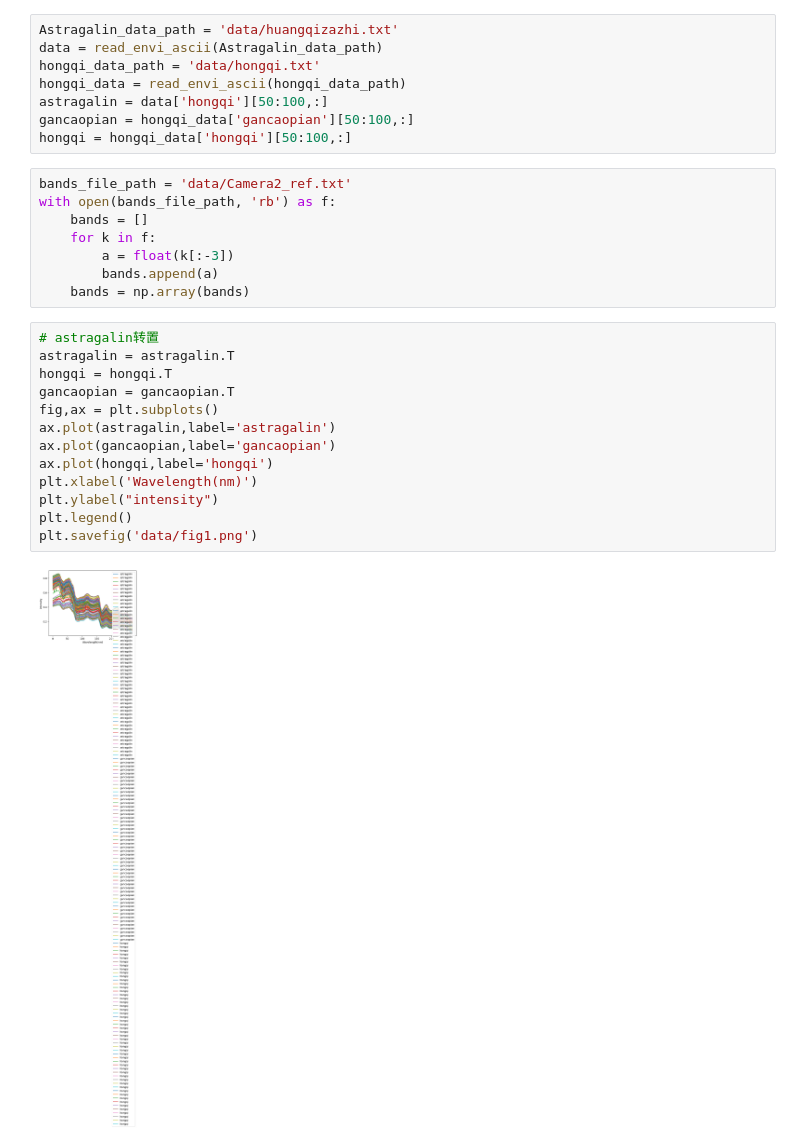
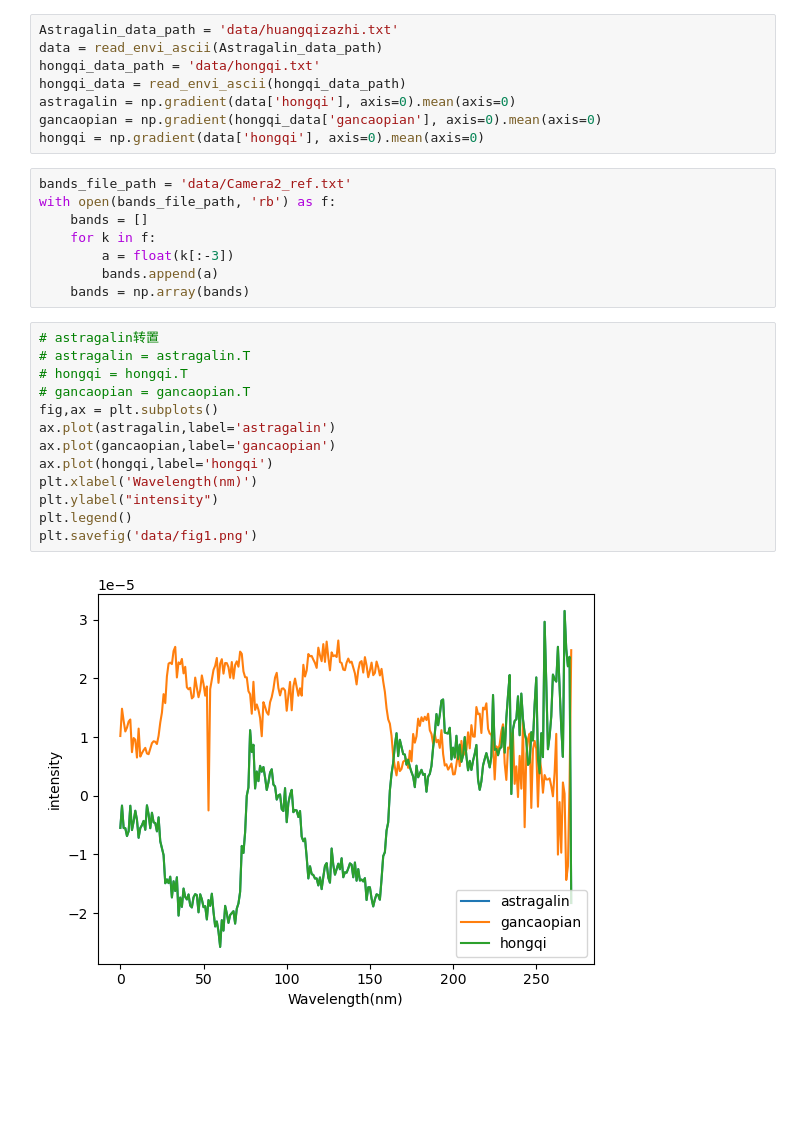
Before and after one commit to FEIJINTI/Astragalin, a Jupyter notebook: 04tu.ipynb, the cells around one changed output. Saved outputs shown, nothing was run; the diff lists cells and outputs as text; blank space fills up the shorter version.

```diff
--- a/04tu.ipynb
+++ b/04tu.ipynb
@@ -7,9 +7,9 @@ Astragalin_data_path = 'data/huangqizazhi.txt'
 data = read_envi_ascii(Astragalin_data_path)
 hongqi_data_path = 'data/hongqi.txt'
 hongqi_data = read_envi_ascii(hongqi_data_path)
-astragalin = data['hongqi'][50:100,:]
-gancaopian = hongqi_data['gancaopian'][50:100,:]
-hongqi = hongqi_data['hongqi'][50:100,:]
+astragalin = np.gradient(data['hongqi'], axis=0).mean(axis=0)
+gancaopian = np.gradient(hongqi_data['gancaopian'], axis=0).mean(axis=0)
+hongqi = np.gradient(data['hongqi'], axis=0).mean(axis=0)
 # %%
 bands_file_path = 'data/Camera2_ref.txt'
 with open(bands_file_path, 'rb') as f:
@@ -20,16 +20,16 @@ with open(bands_file_path, 'rb') as f:
     bands = np.array(bands)
 # %%
 # astragalin转置
-astragalin = astragalin.T
-hongqi = hongqi.T
-gancaopian = gancaopian.T
+# astragalin = astragalin.T
+# hongqi = hongqi.T
+# gancaopian = gancaopian.T
 fig,ax = plt.subplots()
 ax.plot(astragalin,label='astragalin')
 ax.plot(gancaopian,label='gancaopian')
 ax.plot(hongqi,label='hongqi')
 plt.xlabel('Wavelength(nm)')
 plt.ylabel("intensity")
 plt.legend()
 plt.savefig('data/fig1.png')
 # %% [output]
-[figure, old version]
+[figure, new version]
```
Also changed, not shown: 2 other files.
